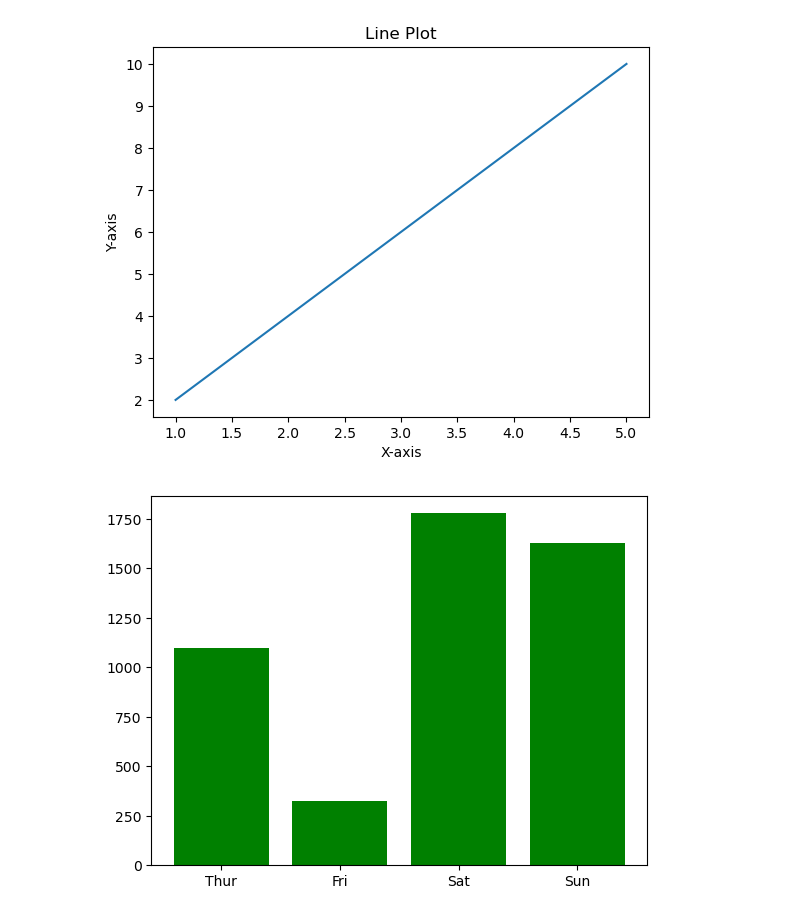
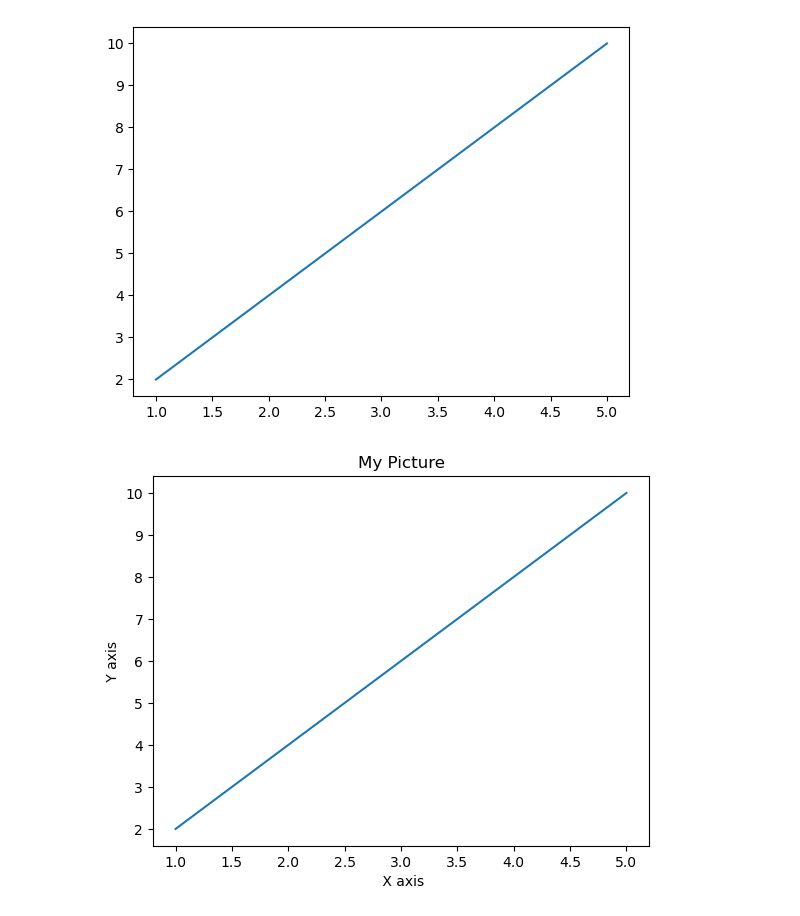
Before and after one commit to Jamy11/Data-Scince-and-Machine-Learing, a Jupyter notebook: practice 1-9/Data Science Revision Guide (NumPy, Pandas, Matplotlib, Seaborn).ipynb, the cells around one changed output. Saved outputs shown, nothing was run; the diff lists cells and outputs as text; code cells hidden in the pictures.

```diff
--- a/practice 1-9/Data Science Revision Guide (NumPy, Pandas, Matplotlib, Seaborn).ipynb
+++ b/practice 1-9/Data Science Revision Guide (NumPy, Pandas, Matplotlib, Seaborn).ipynb
@@ -146,34 +212,38 @@ Code Example:
 # %%
 import matplotlib.pyplot as plt
 
-
-# Line plot
+# Q11. Create a simple line plot for x = [1,2,3,4,5] and y = [2,4,6,8,10].
 x = [1,2,3,4,5]
 y = [2,4,6,8,10]
 plt.plot(x,y)
-plt.title('Line Plot')
-plt.xlabel('X-axis')
-plt.ylabel('Y-axis')
+plt.show()
+
+# Q12. Add a title and axis labels to your previous plot.
+x = [1,2,3,4,5]
+y = [2,4,6,8,10]
+plt.plot(x,y)
+plt.title('My Picture')
+plt.xlabel(' X axis')
+plt.ylabel(' Y axis ')
 plt.show()
 
 
-# Bar chart
-total_bill_per_day = tips.groupby('day')['total_bill'].sum()
-plt.bar(total_bill_per_day.index, total_bill_per_day.values, color='green')
+# Q13. Create a bar chart showing total_bill by day using the tips dataset.
+total_bill = tips.groupby('day')['total_bill'].sum()
+# print(total_bill)
+plt.bar(total_bill.index, total_bill.values)
 plt.show()
 
-
-# Histogram
-plt.hist(tips['total_bill'], bins=20, color='blue')
+# Q14. Create a histogram of the 'total_bill' column with 20 bins.
+plt.hist(tips['total_bill'],bins=20)
 plt.show()
 
-
-# Subplots
+# Q15. Create two subplots (1 row, 2 columns) showing 'tip' and 'total_bill' histograms.
 plt.subplot(1,2,1)
-plt.hist(tips['tip'], bins=15)
+plt.hist(tips['tip'])
 plt.subplot(1,2,2)
-plt.hist(tips['total_bill'], bins=15)
+plt.hist(tips['total_bill'])
 plt.show()
 # %% [output]
-[figure, old version]
+[figure, new version]
-[figure, old version]
+[figure, new version]
```
Also changed, not shown: parts of 15 cells of this notebook.
